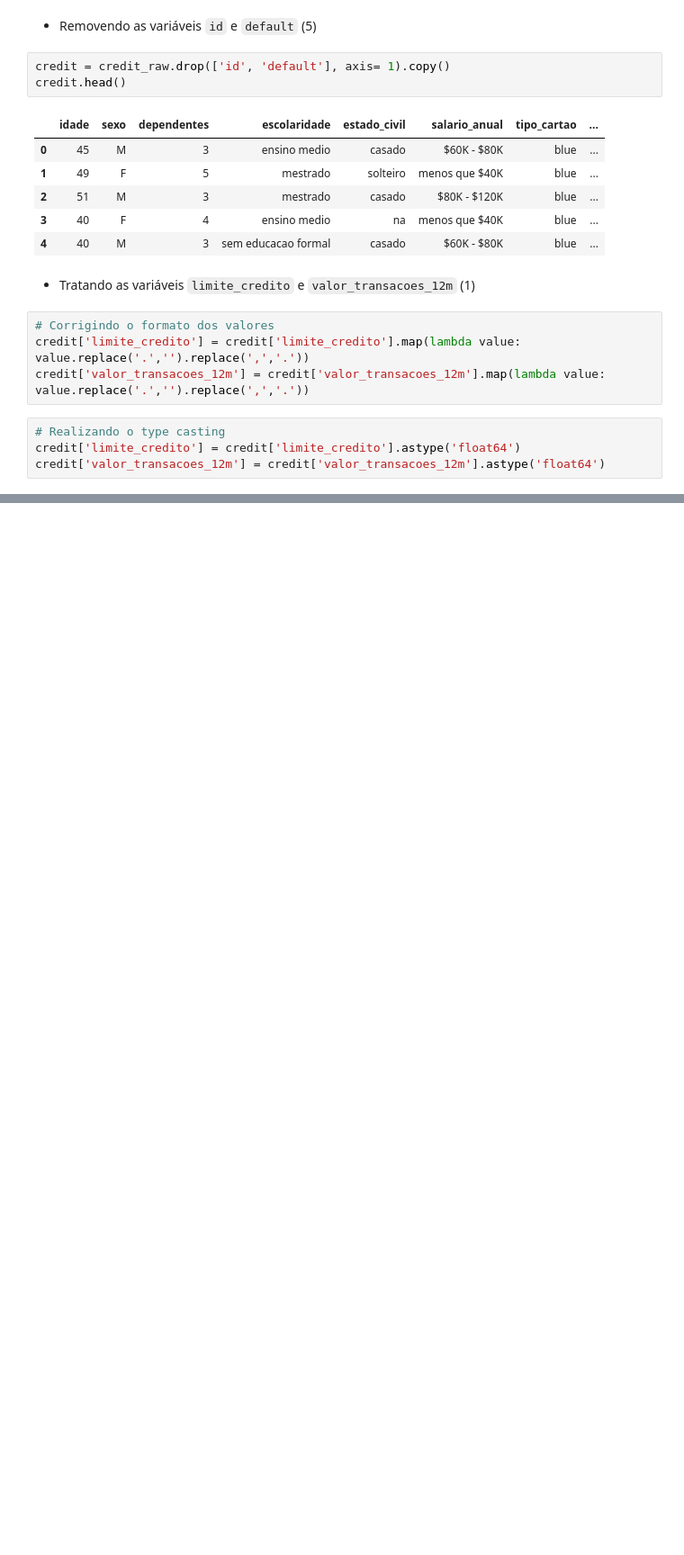
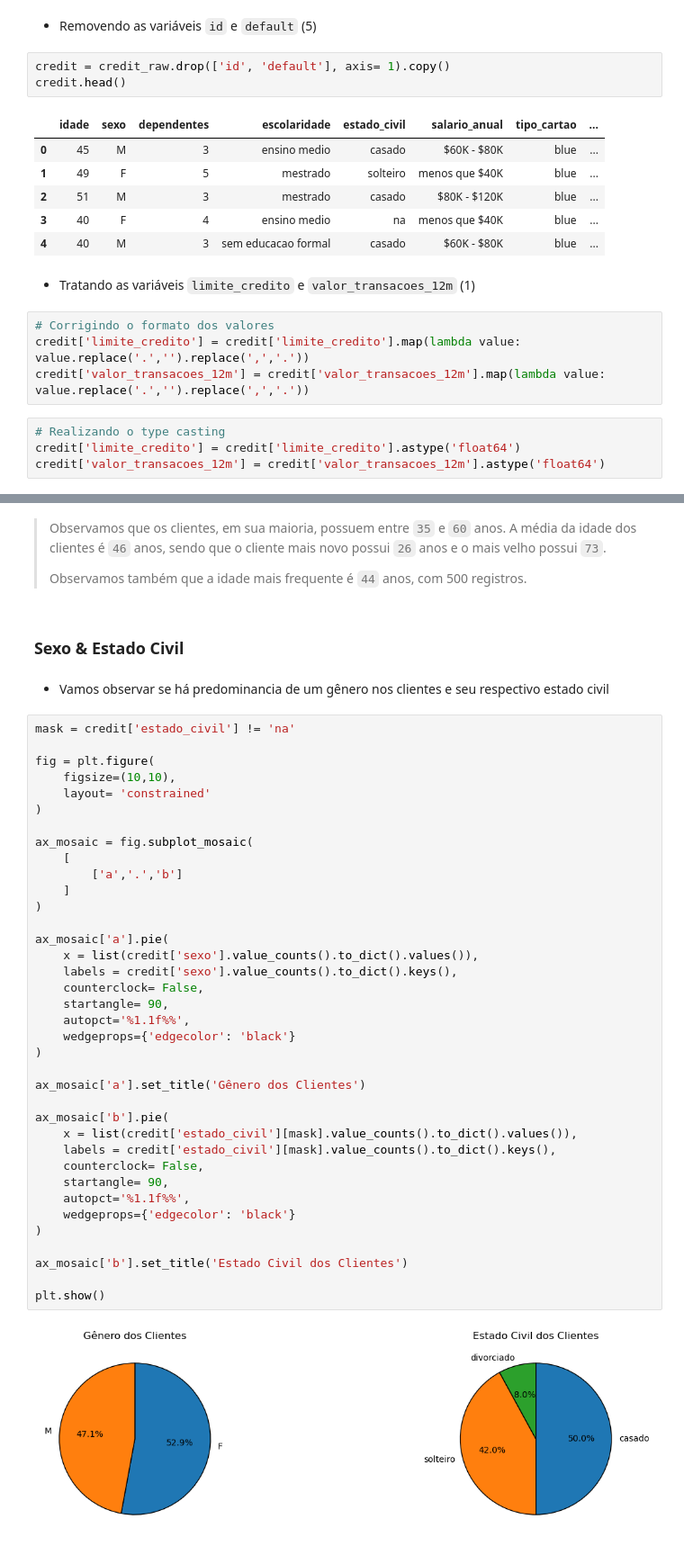
Before and after one commit to LeonardoLaino/credit-analysis, a Jupyter notebook: credit_analysis.ipynb, the cells around one changed output, grey strips where cells are left out. Shown at 90% size. Saved outputs shown, nothing was run; the diff lists cells and outputs as text; blank space fills up the shorter version.

Commit message:
v0.2 - fim do EDA & entrega do trabalho

```diff
--- a/credit_analysis.ipynb
+++ b/credit_analysis.ipynb
@@ -265,0 +327,47 @@ credit['valor_transacoes_12m'] = credit['valor_transacoes_12m'].astype('float64'
+# %% [markdown]
+> Observamos que os clientes, em sua maioria, possuem entre `35` e `60` anos. A média da idade dos clientes é `46` anos, sendo que o cliente mais novo possui `26` anos e o mais velho possui `73`.
+>
+> Observamos também que a idade mais frequente é `44` anos, com 500 registros.
+# %% [markdown]
+### Sexo & Estado Civil
+# %% [markdown]
+* Vamos observar se há predominancia de um gênero nos clientes e seu respectivo estado civil
+# %%
+mask = credit['estado_civil'] != 'na'
+
+fig = plt.figure(
+    figsize=(10,10),
+    layout= 'constrained'
+)
+
+ax_mosaic = fig.subplot_mosaic(
+    [
+        ['a','.','b']
+    ]
+)
+
+ax_mosaic['a'].pie(
+    x = list(credit['sexo'].value_counts().to_dict().values()),
+    labels = credit['sexo'].value_counts().to_dict().keys(),
+    counterclock= False,
+    startangle= 90,
+    autopct='%1.1f%%',
+    wedgeprops={'edgecolor': 'black'}
+)
+
+ax_mosaic['a'].set_title('Gênero dos Clientes')
+
+ax_mosaic['b'].pie(
+    x = list(credit['estado_civil'][mask].value_counts().to_dict().values()),
+    labels = credit['estado_civil'][mask].value_counts().to_dict().keys(),
+    counterclock= False,
+    startangle= 90,
+    autopct='%1.1f%%',
+    wedgeprops={'edgecolor': 'black'}
+)
+
+ax_mosaic['b'].set_title('Estado Civil dos Clientes')
+
+plt.show()
+# %% [output]
+[figure, added]
```
Also changed, not shown: parts of 75 cells of this notebook.
